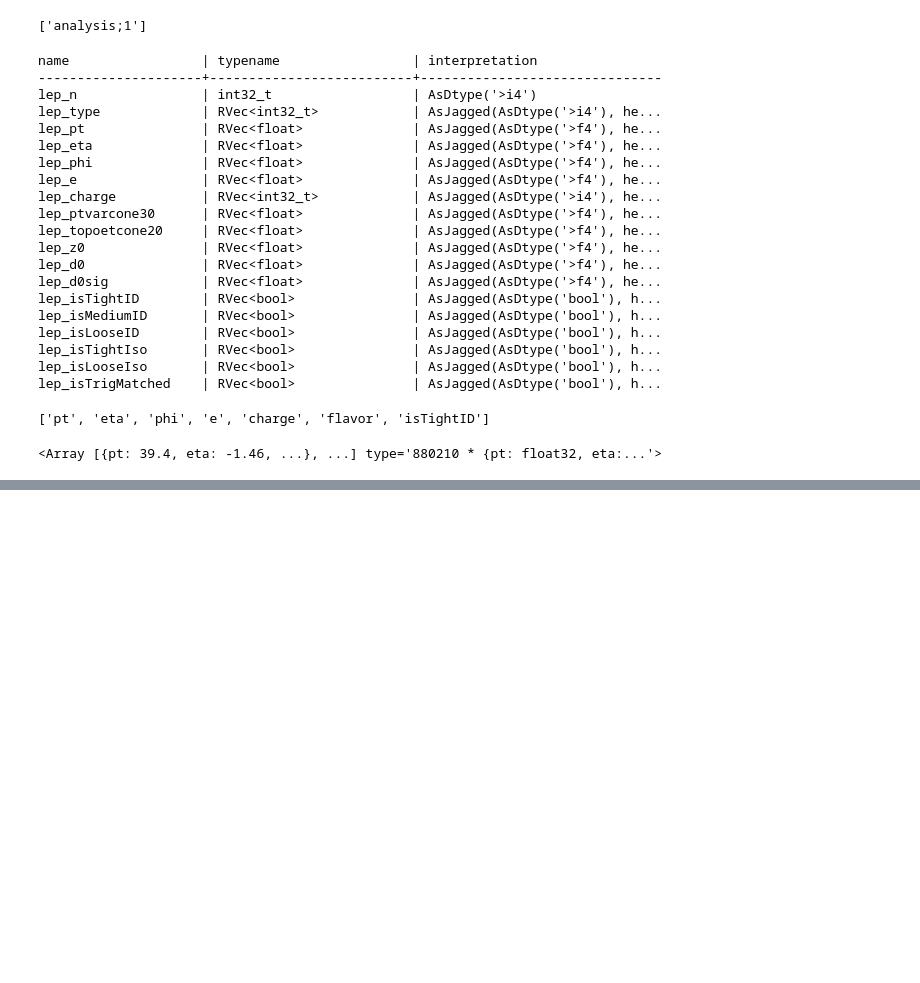
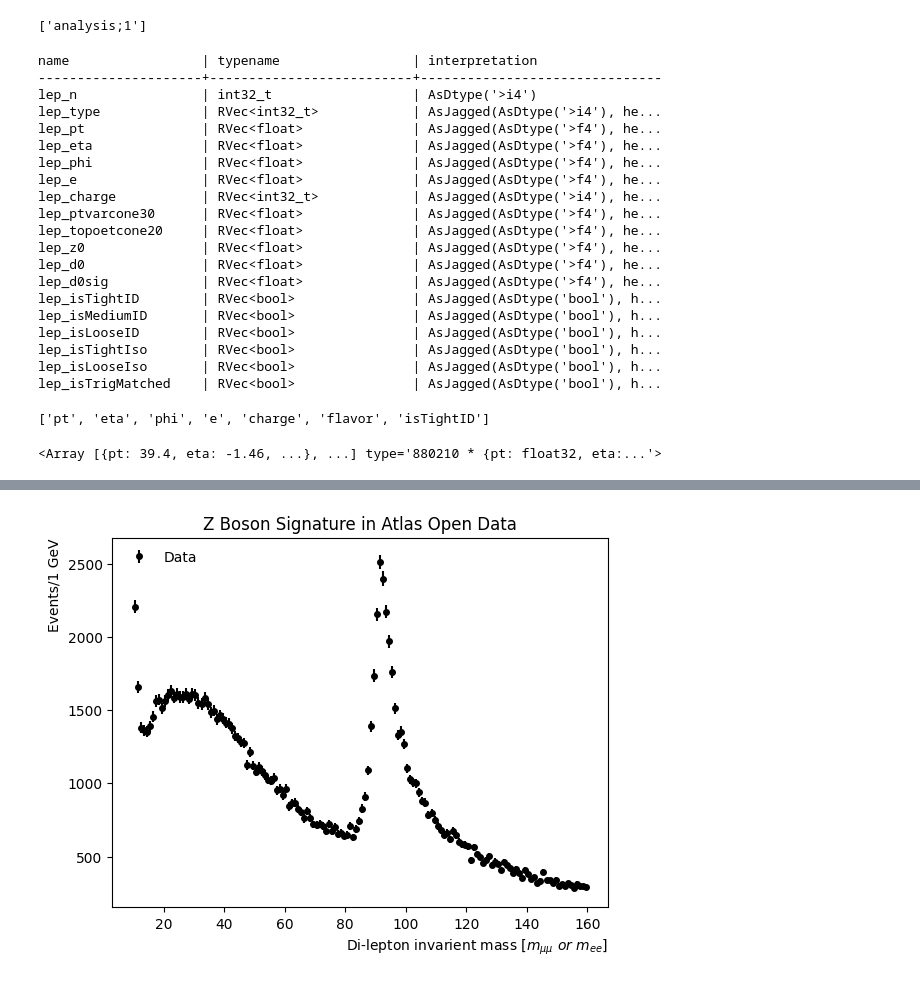
Before and after one commit to codersub10/higgs, a Jupyter notebook: zpeak.ipynb, the cells around one changed output, grey strips where cells are left out. Drawn from its saved outputs; the diff is of its cells as text; code cells hidden in the pictures; blank space fills up the shorter version.

Commit message:
graph with error bars

```diff
--- a/zpeak.ipynb
+++ b/zpeak.ipynb
@@ -123,0 +133,18 @@ bin_width = 1
+# %%
+# initial parameters
+x_min, x_max = 10,160
+bin_width = 1
+bin_edges = np.arange(start = x_min, stop = x_max+1, step = bin_width)
+bin_centers = bin_edges[:-1] + bin_width/2
+counts, _ = np.histogram(cut_masses, bins=bin_edges)
+count_errors = np.sqrt(counts)
+
+#plot
+plt.errorbar(x = bin_centers, y = counts, yerr = count_errors, fmt = 'ko', label = 'Data', markersize = 4)
+plt.title('Z Boson Signature in Atlas Open Data')
+plt.xlabel('Di-lepton invarient mass [${m_{\mu\mu} \ or \ m_{ee}}$]', x=1, horizontalalignment = 'right')
+plt.ylabel('Events/' + str(bin_width) + ' GeV', y=1, horizontalalignment = 'right')
+plt.legend(frameon = False, loc = 'upper left')
+plt.show()
+# %% [output]
+[figure, added]
```
Also changed, not shown: parts of 4 cells of this notebook.
